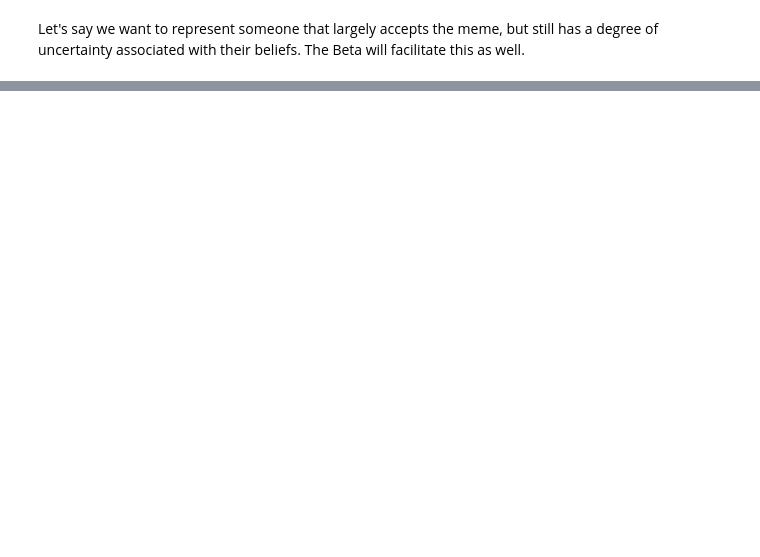
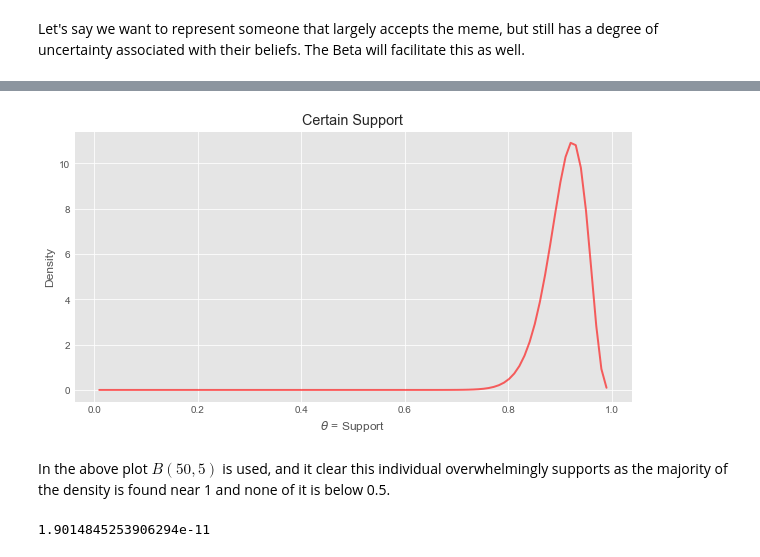
Before and after one commit to mrdevlar/network_choice, a Jupyter notebook: network_choice.ipynb, the cells around one changed output, grey strips where cells are left out. Drawn from its saved outputs; the diff is of its cells as text; code cells hidden in the pictures; blank space fills up the shorter version.

```diff
--- a/network_choice.ipynb
+++ b/network_choice.ipynb
@@ -93,3 +98,13 @@ fig, ax = plt.subplots(1, 1)
+# %%
+plot_beta(50,5, "Certain Support")
+# %% [output]
+[figure, added]
+# %% [markdown]
+In the above plot $B(50,5)$ is used, and it clear this individual overwhelmingly supports as the majority of the density is found near 1 and none of it is below 0.5.
+# %%
+beta.cdf(0.5, 50, 5)
+# %% [output]
+1.9014845253906294e-11
 # %%
 %load_ext rpy2.ipython
 # %%
```
Also changed, not shown: parts of 9 cells of this notebook.
